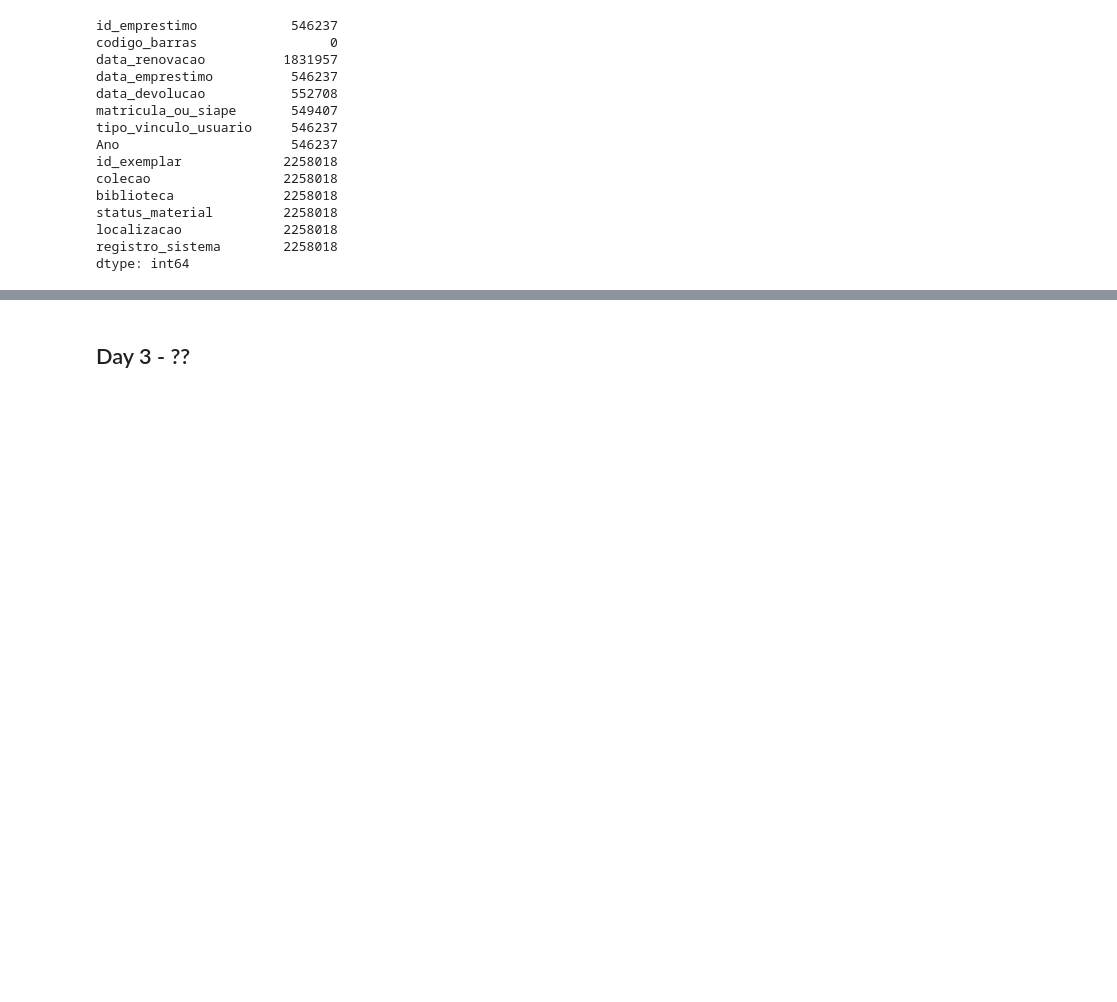
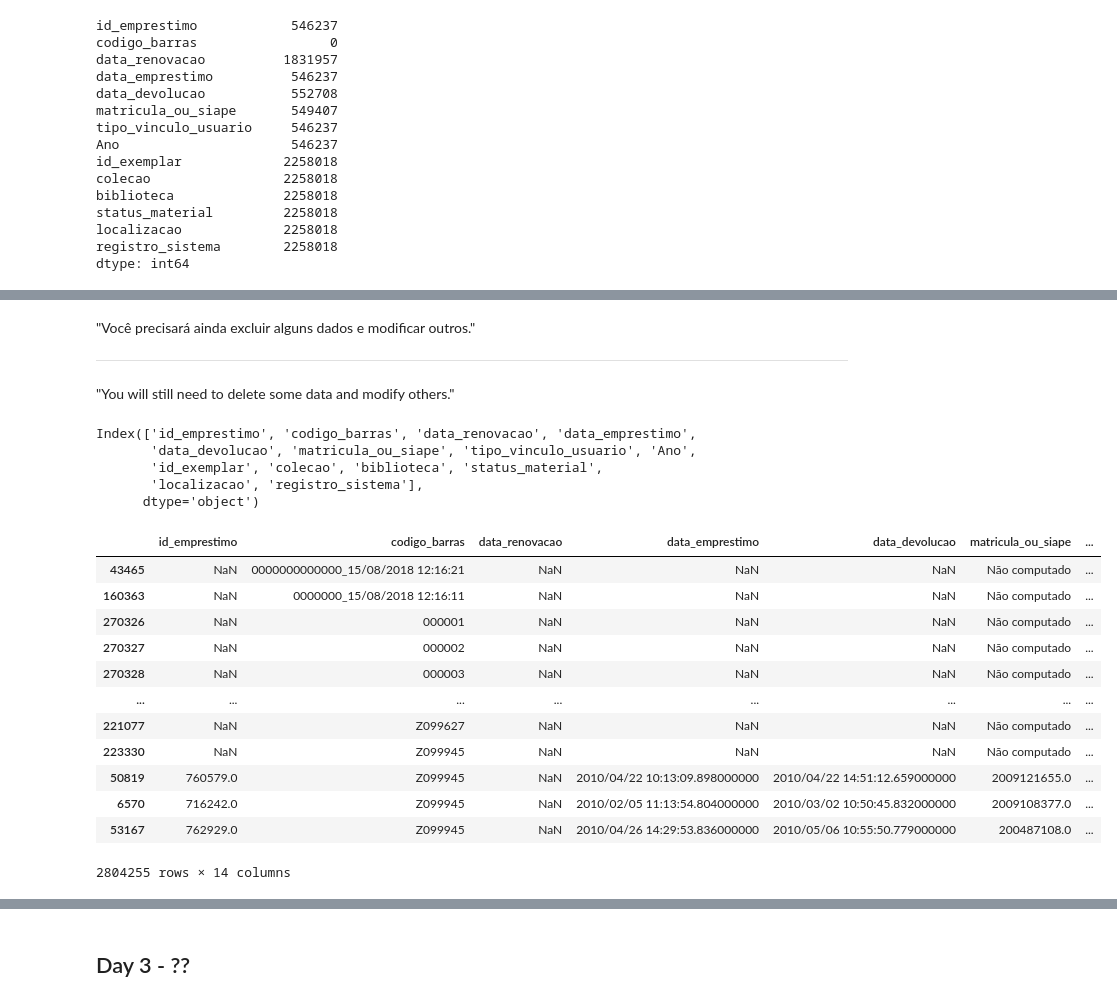
Before and after one commit to migueltosi/UFRN-Library-Data-Analysis, a Jupyter notebook: UFRN_Library.ipynb, the cells around one changed output, grey strips where cells are left out. Saved outputs shown, nothing was run; the diff lists cells and outputs as text; code cells hidden in the pictures; blank space fills up the shorter version.

```diff
--- a/UFRN_Library.ipynb
+++ b/UFRN_Library.ipynb
@@ -179,5 +187,3 @@ status_material         2258018
 localizacao             2258018
 registro_sistema        2258018
 dtype: int64
-# %%
-merged_df.dropna(subset=['id_emprestimo'], inplace=True)
@@ -202,5 +247,63 @@ dtype: int64
+# %% [markdown]
+"Você precisará ainda excluir alguns dados e modificar outros."
+
+---
+
+"You will still need to delete some data and modify others."
+# %%
+merged_df.columns
+# %% [output]
+Index(['id_emprestimo', 'codigo_barras', 'data_renovacao', 'data_emprestimo',
+       'data_devolucao', 'matricula_ou_siape', 'tipo_vinculo_usuario', 'Ano',
+       'id_exemplar', 'colecao', 'biblioteca', 'status_material',
+       'localizacao', 'registro_sistema'],
+      dtype='object')
+# %%
+df = merged_df[['id_emprestimo', 'codigo_barras', 'data_renovacao', 'data_emprestimo', 'data_devolucao', 'matricula_ou_siape', 'tipo_vinculo_usuario', 'Ano', 'id_exemplar', 'colecao', 'biblioteca', 'status_material', 'localizacao']]
+# %%
+def map_cdu_classification(value):
+    if 0 <= value < 100:
+        return 'Generalidades. Ciência e conhecimento'
+    elif 100 <= value < 200:
+        return 'Filosofia e psicologia'
+    elif 200 <= value < 300:
+        return 'Religião'
+    elif 300 <= value < 400:
+        return 'Ciências sociais'
+    elif 400 <= value < 500:
+        return 'Classe vaga. Provisoriamente não ocupada'
+    elif 500 <= value < 600:
+        return 'Matemática e ciências naturais'
+    elif 600 <= value < 700:
+        return 'Ciências aplicadas'
+    elif 700 <= value < 800:
+        return 'Belas artes'
+    elif 800 <= value < 900:
+        return 'Linguagem. Língua. Linguística'
+    elif 900 <= value < 1000:
+        return 'Geografia. Biografia. História'
+    else:
+        return ''
+
+df['CDU'] = df[df['localizacao'].notnull()]['localizacao'].astype(int).map(map_cdu_classification)
+# %%
+df['matricula_ou_siape'] = df['matricula_ou_siape'].fillna('Não computado').astype(str)
 # %%
-df = merged_df
+df
+# %% [output]
+|  | id_emprestimo | codigo_barras | data_renovacao | data_emprestimo | data_devolucao | matricula_ou_siape | ... |
+| 43465 | NaN | 0000000000000_15/08/2018 12:16:21 | NaN | NaN | NaN | Não computado | ... |
+| 160363 | NaN | 0000000_15/08/2018 12:16:11 | NaN | NaN | NaN | Não computado | ... |
+| 270326 | NaN | 000001 | NaN | NaN | NaN | Não computado | ... |
+| 270327 | NaN | 000002 | NaN | NaN | NaN | Não computado | ... |
+| 270328 | NaN | 000003 | NaN | NaN | NaN | Não computado | ... |
+| ... | ... | ... | ... | ... | ... | ... | ... |
+| 221077 | NaN | Z099627 | NaN | NaN | NaN | Não computado | ... |
+| 223330 | NaN | Z099945 | NaN | NaN | NaN | Não computado | ... |
+| 50819 | 760579.0 | Z099945 | NaN | 2010/04/22 10:13:09.898000000 | 2010/04/22 14:51:12.659000000 | 2009121655.0 | ... |
+| 6570 | 716242.0 | Z099945 | NaN | 2010/02/05 11:13:54.804000000 | 2010/03/02 10:50:45.832000000 | 2009108377.0 | ... |
+| 53167 | 762929.0 | Z099945 | NaN | 2010/04/26 14:29:53.836000000 | 2010/05/06 10:55:50.779000000 | 200487108.0 | ... |
+2804255 rows × 14 columns
 # %%
 df.sample(10)
 # %% [output]
```
Also changed, not shown: parts of 13 cells of this notebook.
